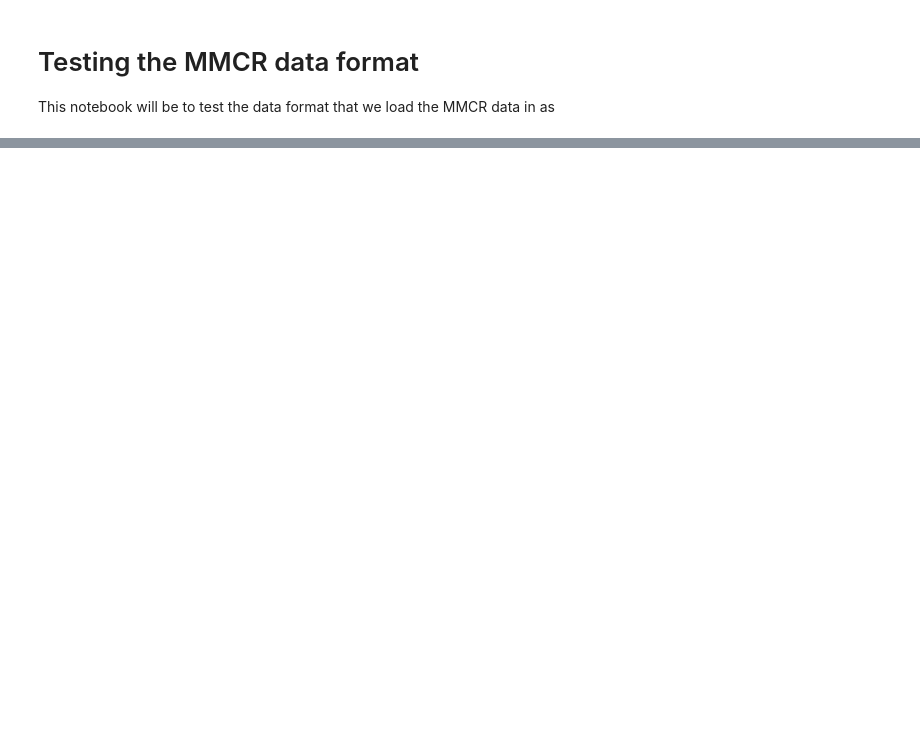
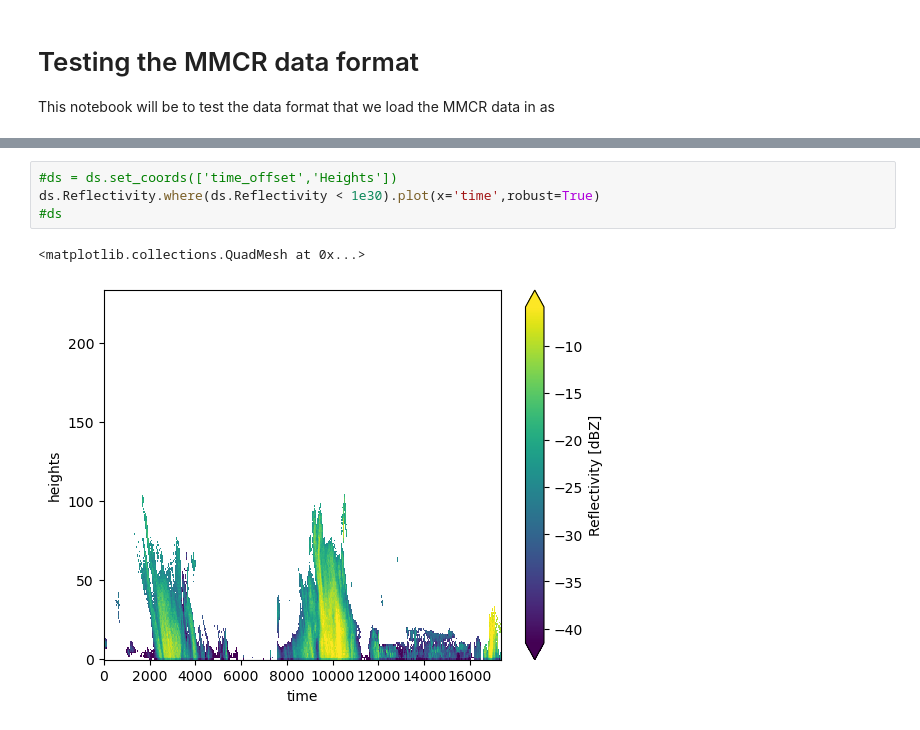
Before and after one commit to DAndrewA/ICESat2, a Jupyter notebook: src/mmcr/test_load_mmcr.ipynb, the cells around one changed output, grey strips where cells are left out. Saved outputs shown, nothing was run; the diff lists cells and outputs as text; blank space fills up the shorter version.

```diff
--- a/src/mmcr/test_load_mmcr.ipynb
+++ b/src/mmcr/test_load_mmcr.ipynb
@@ -41,0 +73,7 @@ ds.where(ds.Power < 1e36).Power.plot(robust=True)
+# %%
+#ds = ds.set_coords(['time_offset','Heights'])
+ds.Reflectivity.where(ds.Reflectivity < 1e30).plot(x='time',robust=True)
+#ds
+# %% [output]
+<matplotlib.collections.QuadMesh at 0x...>
+[figure, added]
```
Also changed, not shown: parts of 7 cells of this notebook, 1 other file.
